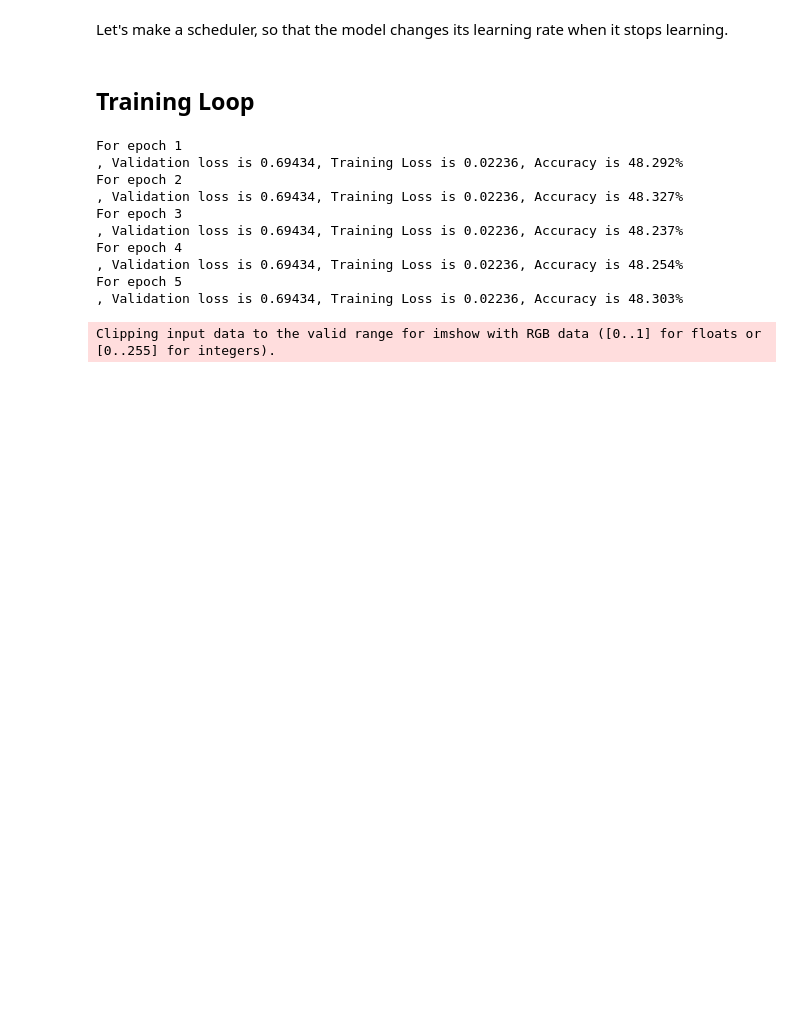
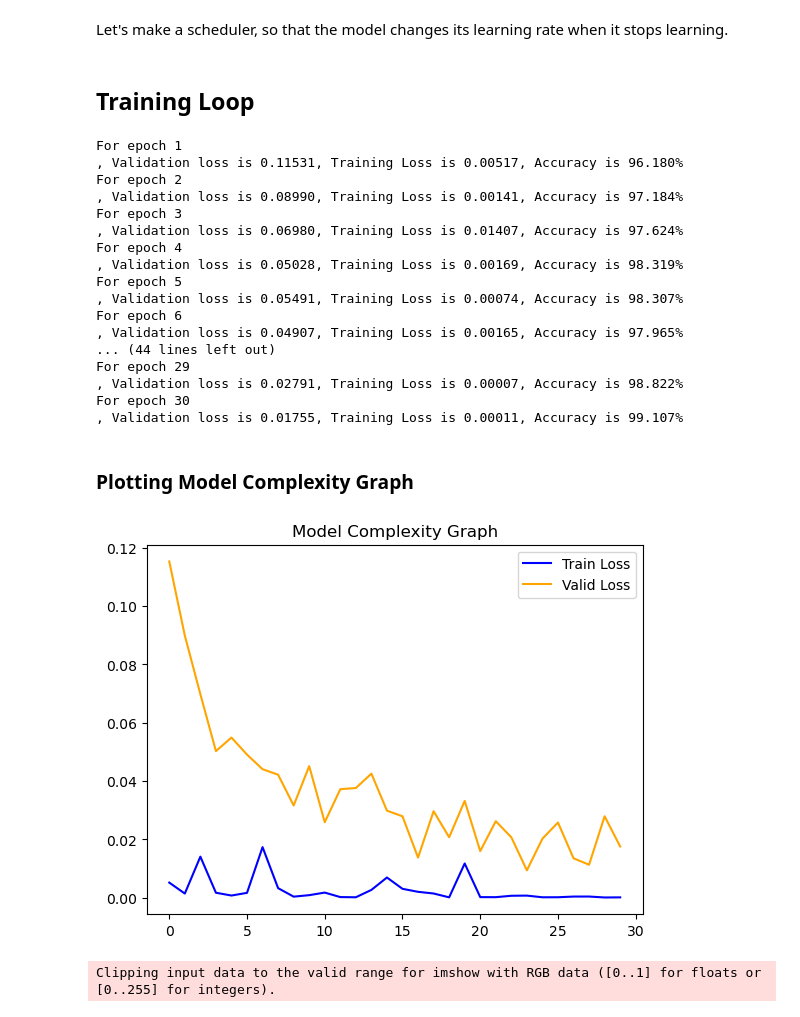
Before and after one commit to youssefokeil/DayNightClassification, a Jupyter notebook: day-night-classification.ipynb, the cells around one changed output. Saved outputs shown, nothing was run; the diff lists cells and outputs as text; code cells hidden in the pictures; blank space fills up the shorter version.

Commit message:
Make Pytorch model match TF model

```diff
--- a/day-night-classification.ipynb
+++ b/day-night-classification.ipynb
@@ -309,8 +309,8 @@ transforms= v2.Compose([
 # %%
 dataset=datasets.ImageFolder(root='sub_day_night',transform=transforms)
 train_set, val_set=torch.utils.data.random_split(dataset,[0.7,0.3])
-train_loader=DataLoader(train_set, batch_size=128,shuffle=True)
-val_loader=DataLoader(val_set, batch_size=128,shuffle=True)
+train_loader=DataLoader(train_set, batch_size=256,shuffle=True)
+val_loader=DataLoader(val_set, batch_size=256,shuffle=True)
 # %% [markdown]
 ### Model Definition
 # %% [markdown]
@@ -345,7 +349,7 @@ class CNNModule(nn.Module):
 # %%
 model_cnn=CNNModule()
 criterion=nn.BCEWithLogitsLoss()
-optimizer= torch.optim.SGD(model_cnn.parameters(), lr=0.1,momentum=0.9)
+optimizer= torch.optim.Adam(model_cnn.parameters(),lr=0.001)
 # %% [markdown]
 ### Test For CUDA
 # %%
@@ -364,8 +368,8 @@ scheduler=torch.optim.lr_scheduler.OneCycleLR(optimizer,max_lr=0.01,steps_per_ep
 # %% [markdown]
 ## Training Loop
 # %%
-def my_fitter(model,optimizer,scheduler,criterion,max_epochs =20):
-
+def my_fitter(model,optimizer,criterion,max_epochs =20,scheduler=None):
+    train_losses, valid_losses=[], []
     for i in range(max_epochs):
         training_loss=0
 
@@ -390,7 +394,8 @@ def my_fitter(model,optimizer,scheduler,criterion,max_epochs =20):
             training_loss+=loss.item()
             # 4) optimizer step
             optimizer.step()
-            scheduler.step()
+            if scheduler:
+                scheduler.step()
         else:
             validation_loss=0
             accuracy=0
@@ -413,7 +418,7 @@ def my_fitter(model,optimizer,scheduler,criterion,max_epochs =20):
                     preds,y=preds.to(torch.float16), labels.view(*preds.shape).to(torch.float16)
 
                 # validation loss
-                validation_loss+=criterion(preds,y)
+                validation_loss+=criterion(preds,y).item()
                 # check accuracy
                 ps=torch.exp(preds)
                 ps_ones=(ps>0.5).float()
@@ -423,24 +428,44 @@ def my_fitter(model,optimizer,scheduler,criterion,max_epochs =20):
 
         training_loss/=len(train_loader)
         validation_loss/=len(val_loader)
-
+        train_losses.append(training_loss)
+        valid_losses.append(validation_loss)
         print("For epoch {}\n, Validation loss is {:.5f}, Training Loss is {:.5f}, Accuracy is {:.3f}%"\
             .format((i+1),validation_loss,training_loss,(accuracy/len(val_loader))*100))
-
+    return train_losses, valid_losses
 #my_fitter(model=model_cnn)
 # %%
-my_fitter(model_cnn,optimizer,scheduler,criterion, max_epochs=5)
+train_history,valid_history=my_fitter(model_cnn,optimizer,criterion, max_epochs=30)
 # %% [output]
 For epoch 1
-, Validation loss is 0.69434, Training Loss is 0.02236, Accuracy is 48.292%
+, Validation loss is 0.11531, Training Loss is 0.00517, Accuracy is 96.180%
 For epoch 2
-, Validation loss is 0.69434, Training Loss is 0.02236, Accuracy is 48.327%
+, Validation loss is 0.08990, Training Loss is 0.00141, Accuracy is 97.184%
 For epoch 3
-, Validation loss is 0.69434, Training Loss is 0.02236, Accuracy is 48.237%
+, Validation loss is 0.06980, Training Loss is 0.01407, Accuracy is 97.624%
 For epoch 4
-, Validation loss is 0.69434, Training Loss is 0.02236, Accuracy is 48.254%
+, Validation loss is 0.05028, Training Loss is 0.00169, Accuracy is 98.319%
 For epoch 5
-, Validation loss is 0.69434, Training Loss is 0.02236, Accuracy is 48.303%
+, Validation loss is 0.05491, Training Loss is 0.00074, Accuracy is 98.307%
+For epoch 6
+, Validation loss is 0.04907, Training Loss is 0.00165, Accuracy is 97.965%
+... (44 lines left out)
+For epoch 29
+, Validation loss is 0.02791, Training Loss is 0.00007, Accuracy is 98.822%
+For epoch 30
+, Validation loss is 0.01755, Training Loss is 0.00011, Accuracy is 99.107%
+# %% [markdown]
+### Plotting Model Complexity Graph
+# %%
+x_length=range(len(train_history))
+plt.plot(x_length, train_history,color="blue",label="Train Loss")
+plt.plot( x_length, valid_history,color="orange" ,label="Valid Loss")
+plt.legend()
+plt.title("Model Complexity Graph")
+plt.savefig("Files_Github/Pytorch_ModelComplexity.jpeg")
+plt.show()
+# %% [output]
+[figure, added]
 # %%
 images, labels =next(iter(train_loader))
 labels[30]
```
Also changed, not shown: parts of 5 cells of this notebook.
